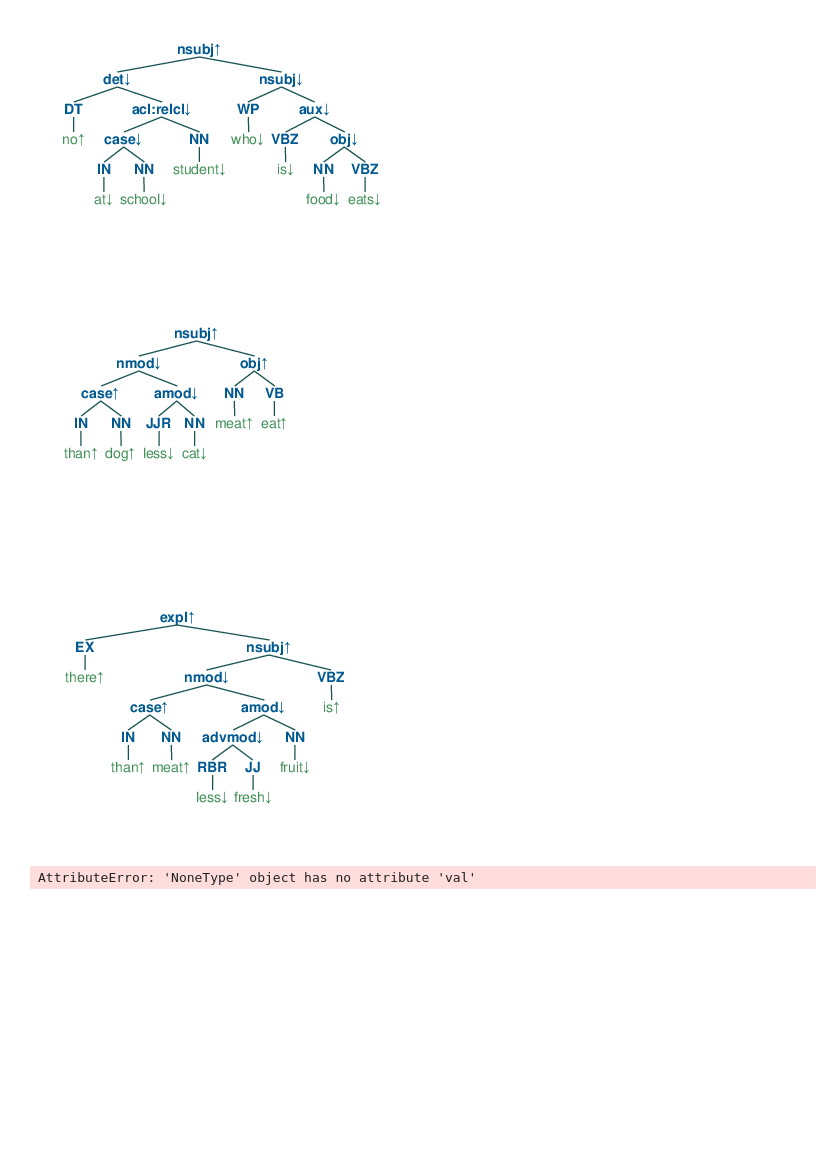
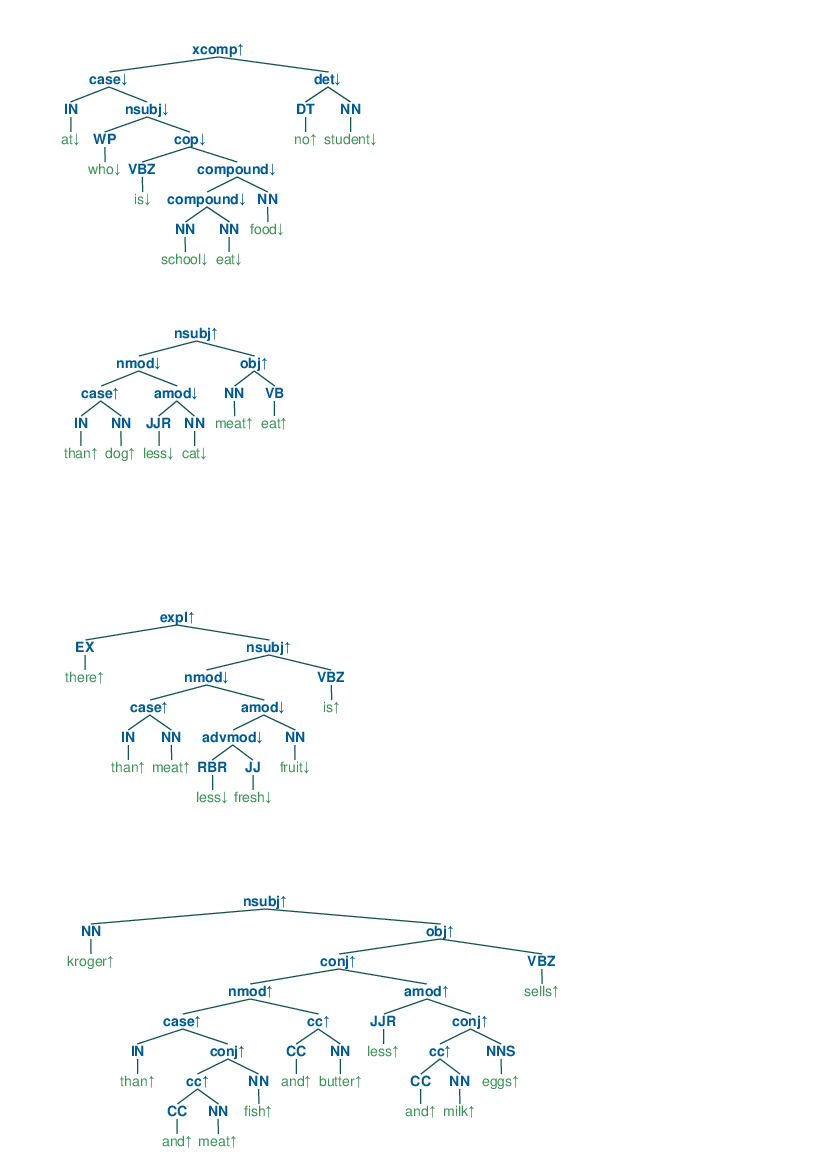
Before and after one commit to eric11eca/NeuralLog, a Jupyter notebook: src/Udep2Mono.ipynb, the cells around one changed output. Saved outputs shown, nothing was run; the diff lists cells and outputs as text; code cells hidden in the pictures; blank space fills up the shorter version.

```diff
--- a/src/Udep2Mono.ipynb
+++ b/src/Udep2Mono.ipynb
@@ -1163,16 +1152,0 @@ with open('../data/synthetic1.jsonl', 'r') as syn:
-# %%
-pipeline = PolarizationPipeline(verbose=0)
-i = 0
-for i in range(len(val_x)):
-    if i > 10:
-        break
-    annotation = pipeline.single_polarization(val_x[i])
-    ann = list(annotation['annotated'].popkeys())
-    ann = list(zip(*ann))
-    polarity = ann[2]
-    print(ann[0])
-    print(polarity)
-    print(val_y[i].replace('u', '+').replace('e', '=').replace('d', '-'))
-    tree1 = pipeline.postprocess(annotation["polarized_tree"],[])
-    btree = Tree.fromstring(tree1.replace('[', '(').replace(']', ')'))
-    jupyter_draw_nltk_tree(btree)
@@ -1189,20 +1153,20 @@ AttributeError: 'NoneType' object has no attribute 'val'
 # %%
 #test for more/less than
-sentences = ["No student who is at school eats food ",
+sentences = ["No student who is at school eat food ",
              "Less cat than dog eat meat","There is less fresh fruit than meat",
              "Kroger sells less eggs and milk and butter than fish and meat"]
 
 pipeline = PolarizationPipeline(verbose=0)
 for sentence in sentences:
     annotation = pipeline.single_polarization(sentence)
     tree1 = pipeline.postprocess(annotation["polarized_tree"],[])
     btree = Tree.fromstring(tree1.replace('[', '(').replace(']', ')'))
     jupyter_draw_nltk_tree(btree)
 # %% [output]
-[figure, old version]
+[figure, new version]
 [figure]
 [figure]
-AttributeError: 'NoneType' object has no attribute 'val'
+[figure, added]
 # %%
 sentences = ["The dog that bark loudly, does not like any cat",
              "Some person in the White House does not know if any dog in Ohio ate bananas yesterday",
```
Also changed, not shown: parts of 7 cells of this notebook, 4 other files.
